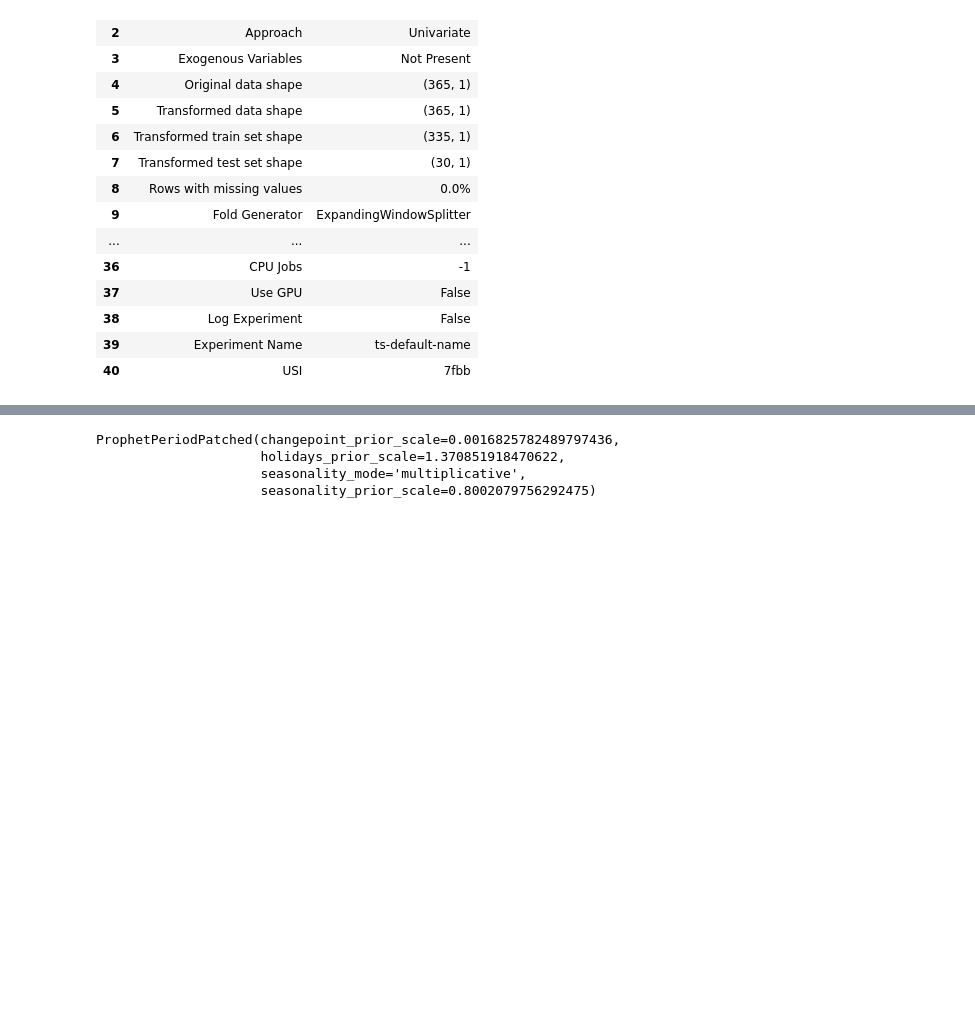
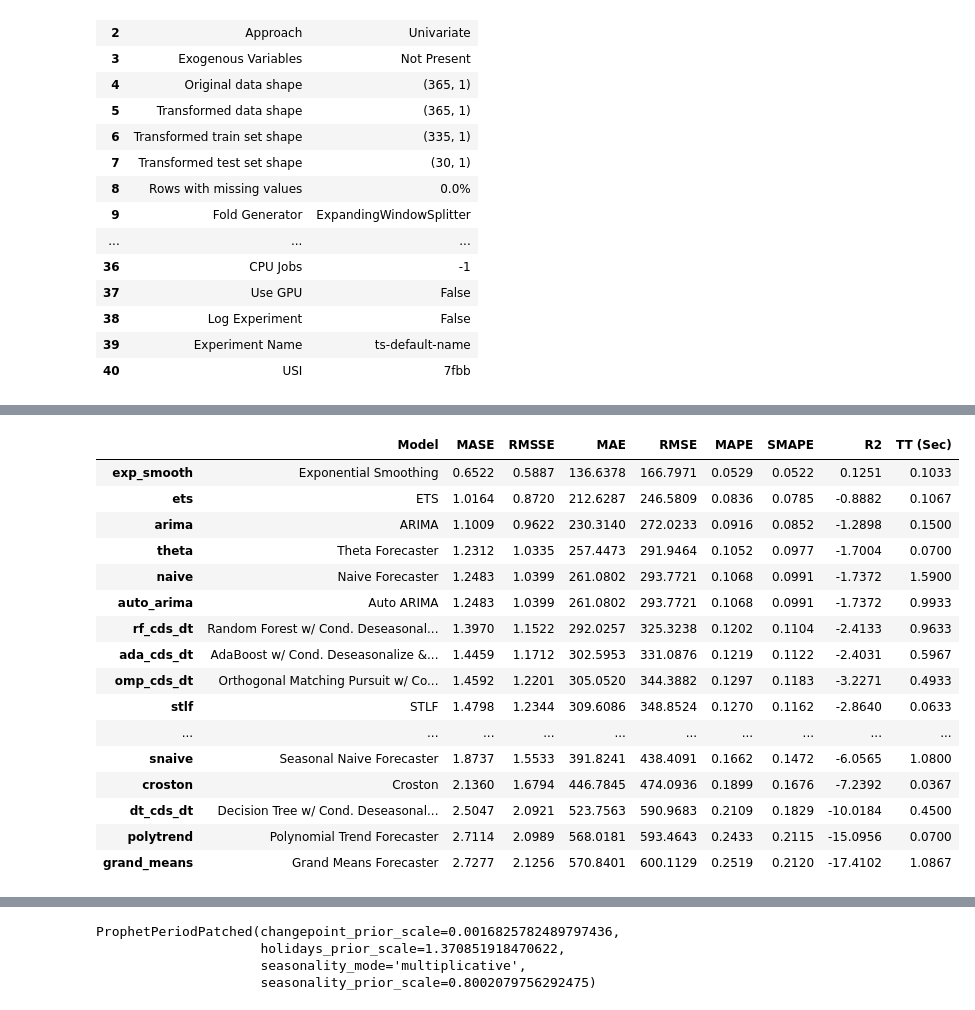
Before and after one commit to gedghill/AE2, a Jupyter notebook: arima_prophet_forecast.ipynb, the cells around one changed output, grey strips where cells are left out. Saved outputs shown, nothing was run; the diff lists cells and outputs as text; code cells hidden in the pictures; blank space fills up the shorter version.

```diff
--- a/arima_prophet_forecast.ipynb
+++ b/arima_prophet_forecast.ipynb
@@ -62,3 +66,6 @@ s = setup(data=btc,
 | 38 | Log Experiment | False |
 | 39 | Experiment Name | ts-default-name |
 | 40 | USI | 7fbb |
+# %%
+best = compare_models()
+# %% [output]
@@ -64,0 +73,17 @@ s = setup(data=btc,
+|  | Model | MASE | RMSSE | MAE | RMSE | MAPE | SMAPE | R2 | TT (Sec) |
+| exp_smooth | Exponential Smoothing | 0.6522 | 0.5887 | 136.6378 | 166.7971 | 0.0529 | 0.0522 | 0.1251 | 0.1033 |
+| ets | ETS | 1.0164 | 0.8720 | 212.6287 | 246.5809 | 0.0836 | 0.0785 | -0.8882 | 0.1067 |
+| arima | ARIMA | 1.1009 | 0.9622 | 230.3140 | 272.0233 | 0.0916 | 0.0852 | -1.2898 | 0.1500 |
+| theta | Theta Forecaster | 1.2312 | 1.0335 | 257.4473 | 291.9464 | 0.1052 | 0.0977 | -1.7004 | 0.0700 |
+| naive | Naive Forecaster | 1.2483 | 1.0399 | 261.0802 | 293.7721 | 0.1068 | 0.0991 | -1.7372 | 1.5900 |
+| auto_arima | Auto ARIMA | 1.2483 | 1.0399 | 261.0802 | 293.7721 | 0.1068 | 0.0991 | -1.7372 | 0.9933 |
+| rf_cds_dt | Random Forest w/ Cond. Deseasonal... | 1.3970 | 1.1522 | 292.0257 | 325.3238 | 0.1202 | 0.1104 | -2.4133 | 0.9633 |
+| ada_cds_dt | AdaBoost w/ Cond. Deseasonalize &... | 1.4459 | 1.1712 | 302.5953 | 331.0876 | 0.1219 | 0.1122 | -2.4031 | 0.5967 |
+| omp_cds_dt | Orthogonal Matching Pursuit w/ Co... | 1.4592 | 1.2201 | 305.0520 | 344.3882 | 0.1297 | 0.1183 | -3.2271 | 0.4933 |
+| stlf | STLF | 1.4798 | 1.2344 | 309.6086 | 348.8524 | 0.1270 | 0.1162 | -2.8640 | 0.0633 |
+| ... | ... | ... | ... | ... | ... | ... | ... | ... | ... |
+| snaive | Seasonal Naive Forecaster | 1.8737 | 1.5533 | 391.8241 | 438.4091 | 0.1662 | 0.1472 | -6.0565 | 1.0800 |
+| croston | Croston | 2.1360 | 1.6794 | 446.7845 | 474.0936 | 0.1899 | 0.1676 | -7.2392 | 0.0367 |
+| dt_cds_dt | Decision Tree w/ Cond. Deseasonal... | 2.5047 | 2.0921 | 523.7563 | 590.9683 | 0.2109 | 0.1829 | -10.0184 | 0.4500 |
+| polytrend | Polynomial Trend Forecaster | 2.7114 | 2.0989 | 568.0181 | 593.4643 | 0.2433 | 0.2115 | -15.0956 | 0.0700 |
+| grand_means | Grand Means Forecaster | 2.7277 | 2.1256 | 570.8401 | 600.1129 | 0.2519 | 0.2120 | -17.4102 | 1.0867 |
```
Also changed, not shown: parts of 24 cells of this notebook, 8 other files.
